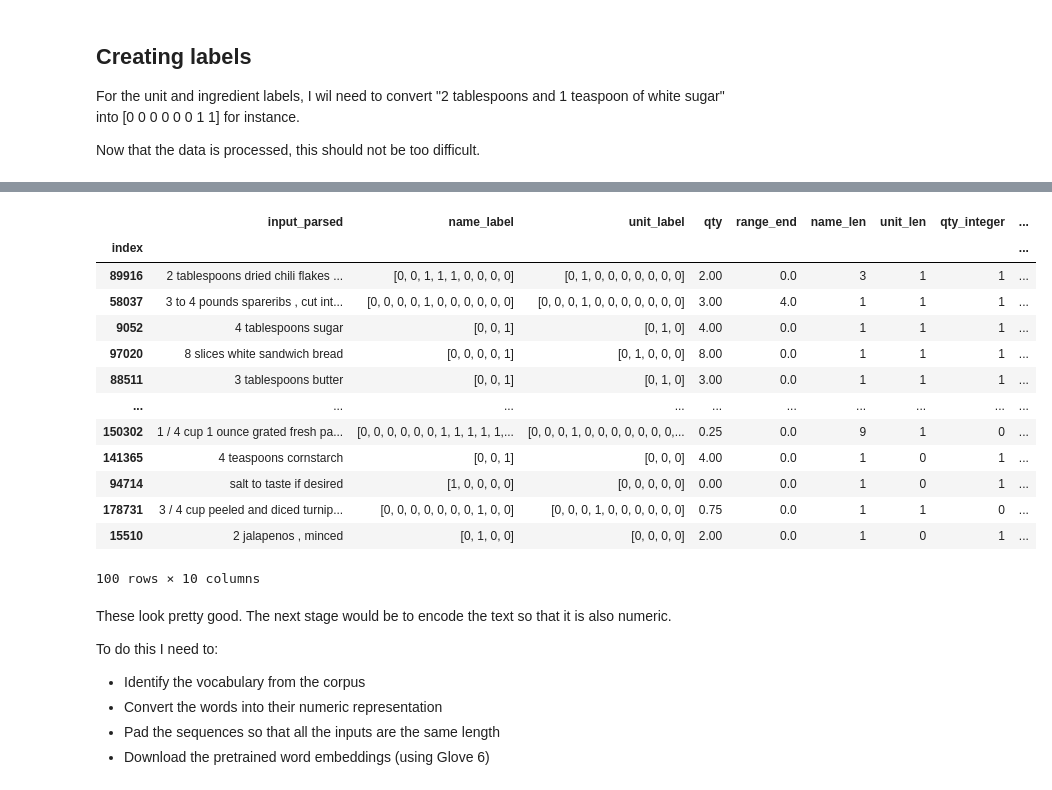
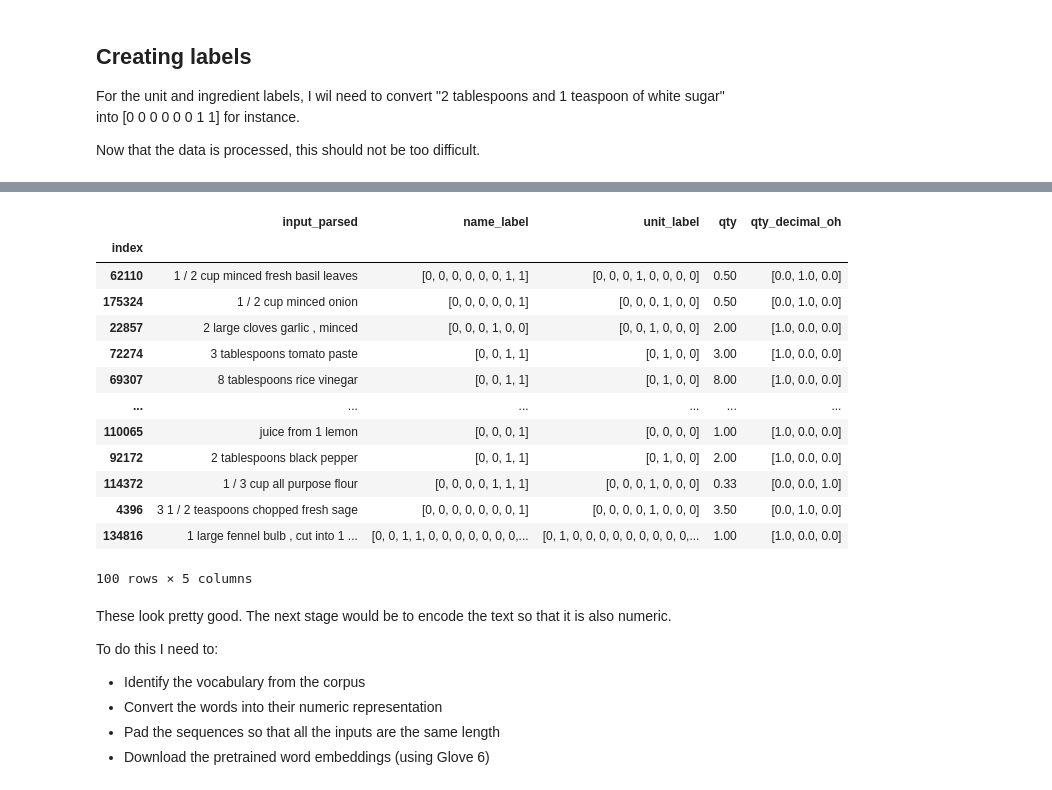
Before and after one commit to whitew1994WW/PyIng, a Jupyter notebook: explore_data.ipynb, the cells around one changed output, grey strips where cells are left out. Drawn from its saved outputs; the diff is of its cells as text; code cells hidden in the pictures.

Commit message:
Updated model architecture to include the decimal place in the quantity

```diff
--- a/explore_data.ipynb
+++ b/explore_data.ipynb
@@ -76,7 +76,7 @@ import pandas as pd
 
 # Load in the labelled ingredient data provided by NYT
 
-ing_df = pd.read_csv("nyt-ingredients-snapshot-2015.csv", index_col="index")
+ing_df = pd.read_csv("nyt-ingredients-snapshot-2015.csv", index_col="index", dtype={'input': object, "name": object, "qty": object, "range_end": object, "unit": object})
 
 # Drop the columns not needed
 ing_df.drop(["comment"], axis=1, inplace=True)
@@ -127,12 +127,12 @@ ing_df.dropna(subset=['input', "name"], inplace=True)
 print(f"After removing na values in the name an input, the length of the df is now {len(ing_df)}")
 
 # Convert all the string columns to strings
-for col in ['input', 'name', 'unit']:
+for col in ['input', 'name', 'unit', "qty"]:
     ing_df[col] = ing_df[col].apply(str)
 
 # Replace all na values in the qty column with 0
-ing_df["qty"] = ing_df["qty"].fillna(0)
-ing_df["range_end"] = ing_df["range_end"].fillna(0)
+ing_df["qty"] = ing_df["qty"].fillna("0")
+ing_df["range_end"] = ing_df["range_end"].fillna("0")
 
 ing_df['name_no_punct'] = ing_df['name'].apply(check_if_punct)
 
@@ -251,16 +251,19 @@ def create_label(inp, match):
 ing_df["name_label"] = ing_df.apply(lambda x: create_label(x['input_parsed'], x['name_parsed']), axis=1)
 ing_df["unit_label"] = ing_df.apply(lambda x: create_label(x['input_parsed'], x['unit_parsed']), axis=1)
 
-# In addition to the current labels, I also want the model to predict some useful information about the input
-ing_df["name_len"] = ing_df.apply(lambda x: sum(x['name_label']), axis=1)
-ing_df["unit_len"] = ing_df.apply(lambda x: sum(x['unit_label']), axis=1)
-ing_df["qty_integer"] = ing_df.apply(lambda x: 1 if x.qty.is_integer() else 0, axis=1)
+# column indicating if the quantity is an integer
+ing_df["qty_integer"] = ing_df.apply(lambda x: True if float(x.qty).is_integer() else False, axis=1)
 
-def one_hot(i):
-    output = (i+1)*[0]
+# Column to hold the number of decimal places of the qty column
+ing_df["qty_decimal"] = ing_df.apply(lambda x: len(str(x["qty"]).split(".")[1]), axis=1)
+
+ing_df.loc[ing_df["qty_integer"], "qty_decimal"] = 0
+
+def one_hot(i, l):
+    output = np.zeros(l)
     output[i] = 1
-    return np.asarray(output)
+    return output
 
-# One hot encode the name and unit length
-ing_df["name_len_oh"] = ing_df.apply(lambda x: one_hot(x["name_len"]), axis=1)
-ing_df["unit_len_oh"] = ing_df.apply(lambda x: one_hot(x["name_len"]), axis=1)
+ing_df["qty_decimal_oh"] = ing_df.apply(lambda x: one_hot(x.qty_decimal, 3), axis=1)
+ing_df["qty"] = ing_df["qty"].astype(float)
+ing_df.head()
@@ -267,21 +278,21 @@ ing_df["unit_len_oh"] = ing_df.apply(lambda x: one_hot(x["name_len"]), axis=1)
 # %%
-ing_df_labelled = ing_df[["input_parsed", 'name_label', "unit_label", "qty", "range_end", "name_len", "unit_len", "qty_integer", "name_len_oh", "unit_len_oh"]]
+ing_df_labelled = ing_df[["input_parsed", 'name_label', "unit_label", "qty", "qty_decimal_oh"]]
 ing_df_labelled.sample(100)
 # %% [output]
-|  | input_parsed | name_label | unit_label | qty | range_end | name_len | unit_len | qty_integer | ... |
-| index |  |  |  |  |  |  |  |  | ... |
-| 89916 | 2 tablespoons dried chili flakes ... | [0, 0, 1, 1, 1, 0, 0, 0, 0] | [0, 1, 0, 0, 0, 0, 0, 0, 0] | 2.00 | 0.0 | 3 | 1 | 1 | ... |
-| 58037 | 3 to 4 pounds spareribs , cut int... | [0, 0, 0, 0, 1, 0, 0, 0, 0, 0, 0] | [0, 0, 0, 1, 0, 0, 0, 0, 0, 0, 0] | 3.00 | 4.0 | 1 | 1 | 1 | ... |
-| 9052 | 4 tablespoons sugar | [0, 0, 1] | [0, 1, 0] | 4.00 | 0.0 | 1 | 1 | 1 | ... |
-| 97020 | 8 slices white sandwich bread | [0, 0, 0, 0, 1] | [0, 1, 0, 0, 0] | 8.00 | 0.0 | 1 | 1 | 1 | ... |
-| 88511 | 3 tablespoons butter | [0, 0, 1] | [0, 1, 0] | 3.00 | 0.0 | 1 | 1 | 1 | ... |
-| ... | ... | ... | ... | ... | ... | ... | ... | ... | ... |
-| 150302 | 1 / 4 cup 1 ounce grated fresh pa... | [0, 0, 0, 0, 0, 0, 1, 1, 1, 1, 1,... | [0, 0, 0, 1, 0, 0, 0, 0, 0, 0, 0,... | 0.25 | 0.0 | 9 | 1 | 0 | ... |
-| 141365 | 4 teaspoons cornstarch | [0, 0, 1] | [0, 0, 0] | 4.00 | 0.0 | 1 | 0 | 1 | ... |
-| 94714 | salt to taste if desired | [1, 0, 0, 0, 0] | [0, 0, 0, 0, 0] | 0.00 | 0.0 | 1 | 0 | 1 | ... |
-| 178731 | 3 / 4 cup peeled and diced turnip... | [0, 0, 0, 0, 0, 0, 0, 1, 0, 0] | [0, 0, 0, 1, 0, 0, 0, 0, 0, 0] | 0.75 | 0.0 | 1 | 1 | 0 | ... |
-| 15510 | 2 jalapenos , minced | [0, 1, 0, 0] | [0, 0, 0, 0] | 2.00 | 0.0 | 1 | 0 | 1 | ... |
+|  | input_parsed | name_label | unit_label | qty | qty_decimal_oh |
+| index |  |  |  |  |  |
+| 62110 | 1 / 2 cup minced fresh basil leaves | [0, 0, 0, 0, 0, 0, 1, 1] | [0, 0, 0, 1, 0, 0, 0, 0] | 0.50 | [0.0, 1.0, 0.0] |
+| 175324 | 1 / 2 cup minced onion | [0, 0, 0, 0, 0, 1] | [0, 0, 0, 1, 0, 0] | 0.50 | [0.0, 1.0, 0.0] |
+| 22857 | 2 large cloves garlic , minced | [0, 0, 0, 1, 0, 0] | [0, 0, 1, 0, 0, 0] | 2.00 | [1.0, 0.0, 0.0] |
+| 72274 | 3 tablespoons tomato paste | [0, 0, 1, 1] | [0, 1, 0, 0] | 3.00 | [1.0, 0.0, 0.0] |
+| 69307 | 8 tablespoons rice vinegar | [0, 0, 1, 1] | [0, 1, 0, 0] | 8.00 | [1.0, 0.0, 0.0] |
+| ... | ... | ... | ... | ... | ... |
+| 110065 | juice from 1 lemon | [0, 0, 0, 1] | [0, 0, 0, 0] | 1.00 | [1.0, 0.0, 0.0] |
+| 92172 | 2 tablespoons black pepper | [0, 0, 1, 1] | [0, 1, 0, 0] | 2.00 | [1.0, 0.0, 0.0] |
+| 114372 | 1 / 3 cup all purpose flour | [0, 0, 0, 0, 1, 1, 1] | [0, 0, 0, 1, 0, 0, 0] | 0.33 | [0.0, 0.0, 1.0] |
+| 4396 | 3 1 / 2 teaspoons chopped fresh sage | [0, 0, 0, 0, 0, 0, 0, 1] | [0, 0, 0, 0, 1, 0, 0, 0] | 3.50 | [0.0, 1.0, 0.0] |
+| 134816 | 1 large fennel bulb , cut into 1 ... | [0, 0, 1, 1, 0, 0, 0, 0, 0, 0, 0,... | [0, 1, 0, 0, 0, 0, 0, 0, 0, 0, 0,... | 1.00 | [1.0, 0.0, 0.0] |
-100 rows × 10 columns
+100 rows × 5 columns
 # %% [markdown]
 These look pretty good. The next stage would be to encode the text so that it is also numeric.
 
```
Also changed, not shown: parts of 26 cells of this notebook.
